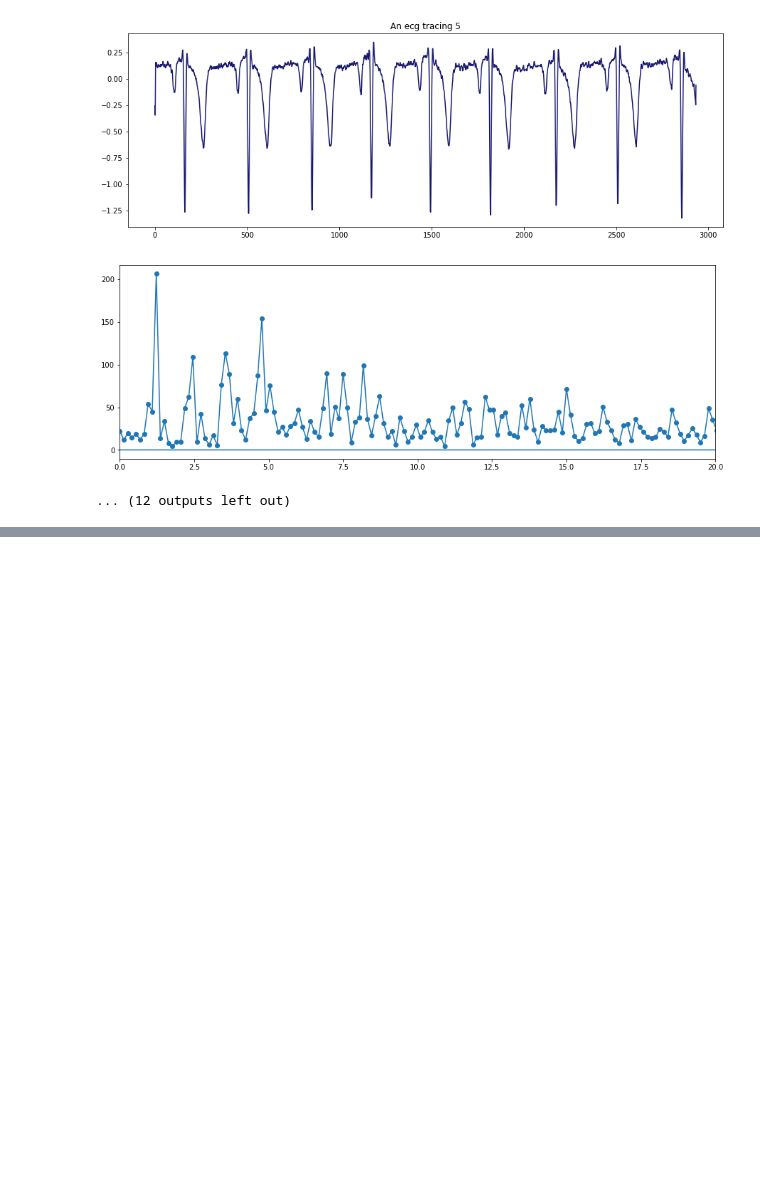
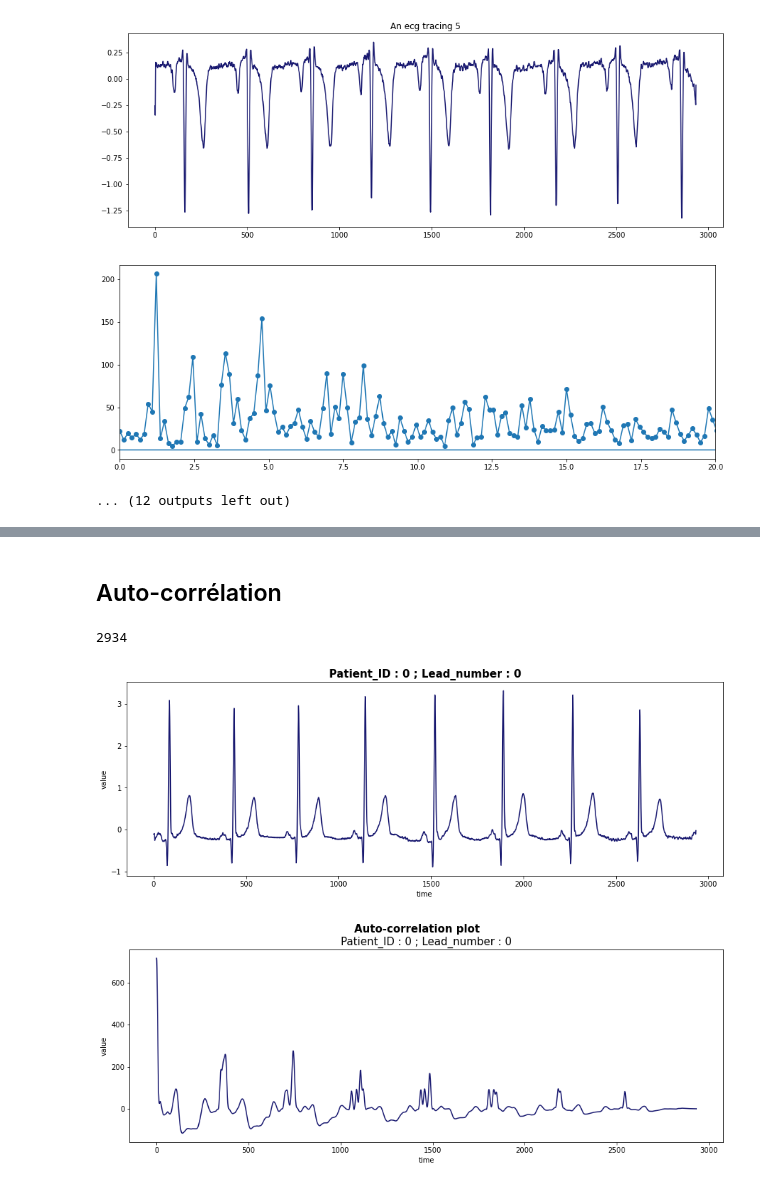
Before and after one commit to maxencenoble/dnn_diagnosis_explanation, a Jupyter notebook: exploration_periode.ipynb, the cells around one changed output, grey strips where cells are left out. Cells and saved outputs as stored; diff of their text form; code cells hidden in the pictures; blank space fills up the shorter version.

```diff
--- a/exploration_periode.ipynb
+++ b/exploration_periode.ipynb
@@ -269,0 +269,38 @@ for k in range(12):
+# %% [markdown]
+## Auto-corrélation
+# %%
+patient_id=0
+lead = [0]
+
+def correlation(x,y,tau):
+    xx = np.append(x[tau:],np.zeros(tau))
+    return np.sum(xx*np.conjugate(y))
+
+def auto_correlation(x):
+    N = len(x)
+    return np.array([correlation(x,x,tau) for tau in range(N)])
+
+for lead_number in lead:
+    signal = table_ecg[patient_id][lead_number]
+
+    """plot the signal"""
+    plt.figure(figsize=(15,5))
+    plt.plot(signal,'midnightblue')
+    plt.xlabel('time')
+    plt.ylabel('value')
+    plt.title('Patient_ID : '+str(patient_id)+' ; Lead_number : '+str(lead_number),fontsize=15,weight='bold')
+
+    """plot the auto-correlation"""
+    plt.figure(figsize=(15,5))
+    plt.plot(auto_correlation(signal),'midnightblue')
+    plt.xlabel('time')
+    plt.ylabel('value')
+#    plt.xlim([len(signal)//2,len(signal)])
+    plt.suptitle('Auto-correlation plot',fontsize=15,weight='bold')
+    plt.title('Patient_ID : '+str(patient_id)+' ; Lead_number : '+str(lead_number),fontsize=15)
+
+    print(len(auto_correlation(signal)))
+# %% [output]
+2934
+[figure, added]
+[figure, added]
```
Also changed, not shown: parts of 7 cells of this notebook, 3 other files.
